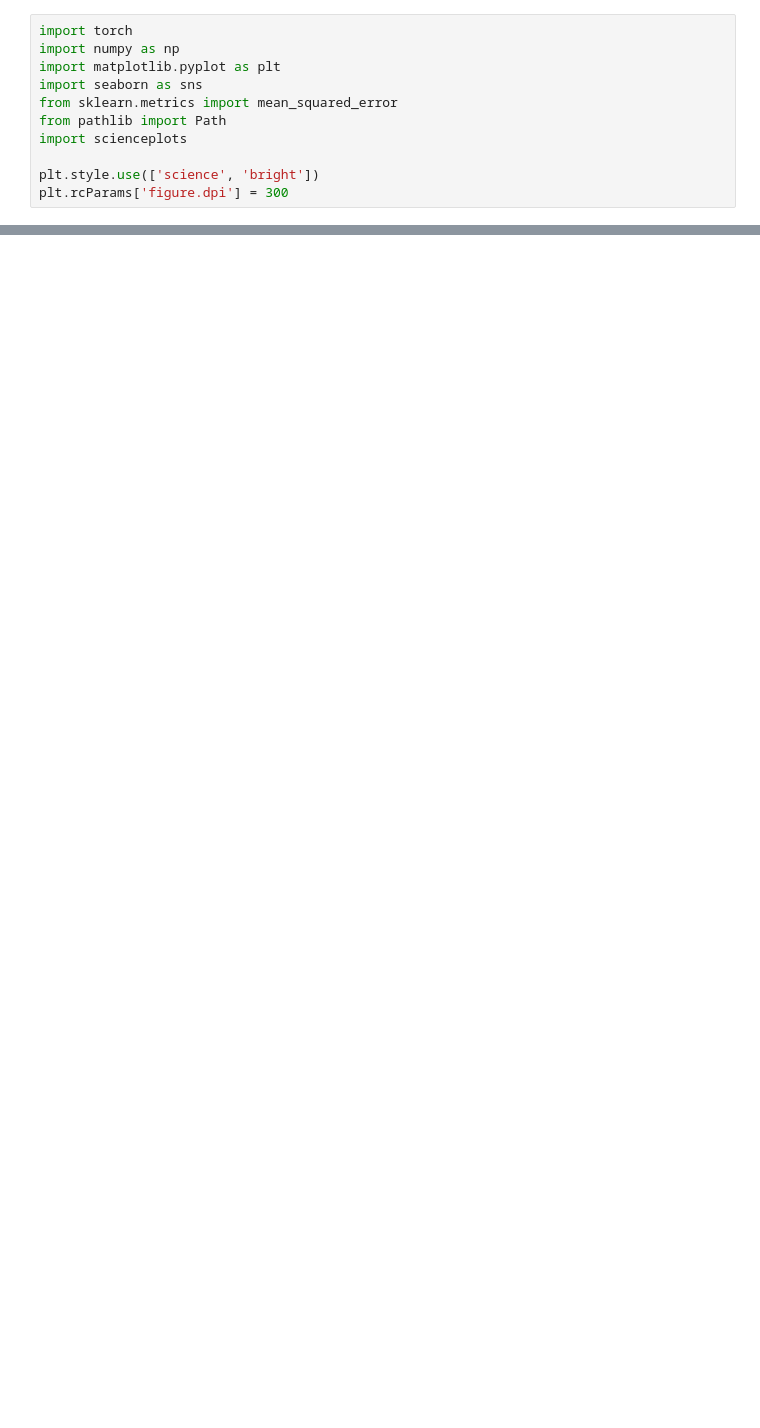
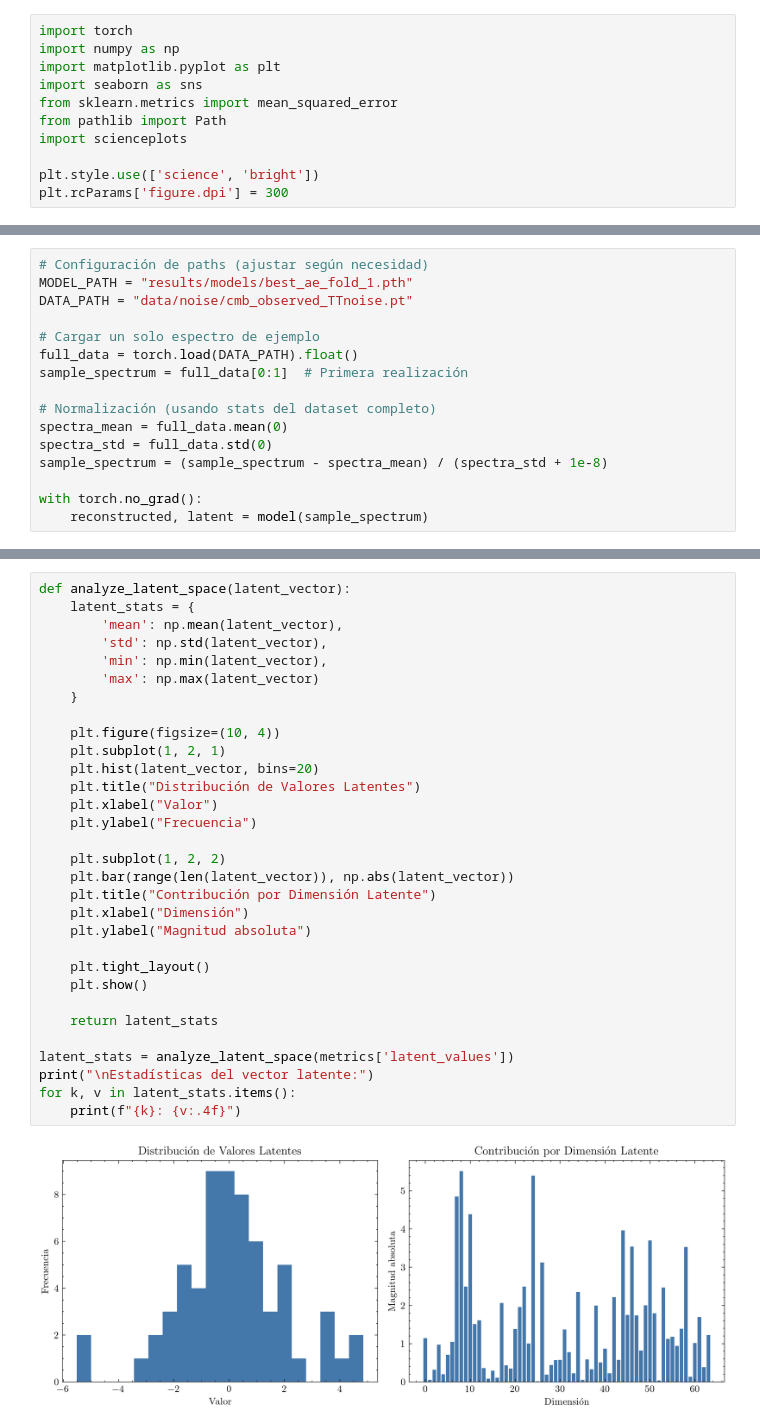
Before and after one commit to julianticucho/cmb-sbi-inference, a Jupyter notebook: compressor_model_test.ipynb, the cells around one changed output, grey strips where cells are left out. Drawn from its saved outputs; the diff is of its cells as text; blank space fills up the shorter version.

```diff
--- a/compressor_model_test.ipynb
+++ b/compressor_model_test.ipynb
@@ -124,0 +43,16 @@ AttributeError: 'numpy.ndarray' object has no attribute 'numpy'
+# %%
+# Configuración de paths (ajustar según necesidad)
+MODEL_PATH = "results/models/best_ae_fold_1.pth"
+DATA_PATH = "data/noise/cmb_observed_TTnoise.pt"
+
+# Cargar un solo espectro de ejemplo
+full_data = torch.load(DATA_PATH).float()
+sample_spectrum = full_data[0:1]  # Primera realización
+
+# Normalización (usando stats del dataset completo)
+spectra_mean = full_data.mean(0)
+spectra_std = full_data.std(0)
+sample_spectrum = (sample_spectrum - spectra_mean) / (spectra_std + 1e-8)
+
+with torch.no_grad():
+    reconstructed, latent = model(sample_spectrum)
@@ -124,0 +95,33 @@ AttributeError: 'numpy.ndarray' object has no attribute 'numpy'
+# %%
+def analyze_latent_space(latent_vector):
+    latent_stats = {
+        'mean': np.mean(latent_vector),
+        'std': np.std(latent_vector),
+        'min': np.min(latent_vector),
+        'max': np.max(latent_vector)
+    }
+
+    plt.figure(figsize=(10, 4))
+    plt.subplot(1, 2, 1)
+    plt.hist(latent_vector, bins=20)
+    plt.title("Distribución de Valores Latentes")
+    plt.xlabel("Valor")
+    plt.ylabel("Frecuencia")
+
+    plt.subplot(1, 2, 2)
+    plt.bar(range(len(latent_vector)), np.abs(latent_vector))
+    plt.title("Contribución por Dimensión Latente")
+    plt.xlabel("Dimensión")
+    plt.ylabel("Magnitud absoluta")
+
+    plt.tight_layout()
+    plt.show()
+
+    return latent_stats
+
+latent_stats = analyze_latent_space(metrics['latent_values'])
+print("\nEstadísticas del vector latente:")
+for k, v in latent_stats.items():
+    print(f"{k}: {v:.4f}")
+# %% [output]
+[figure, added]
```
Also changed, not shown: parts of 9 cells of this notebook, 11 other files.
